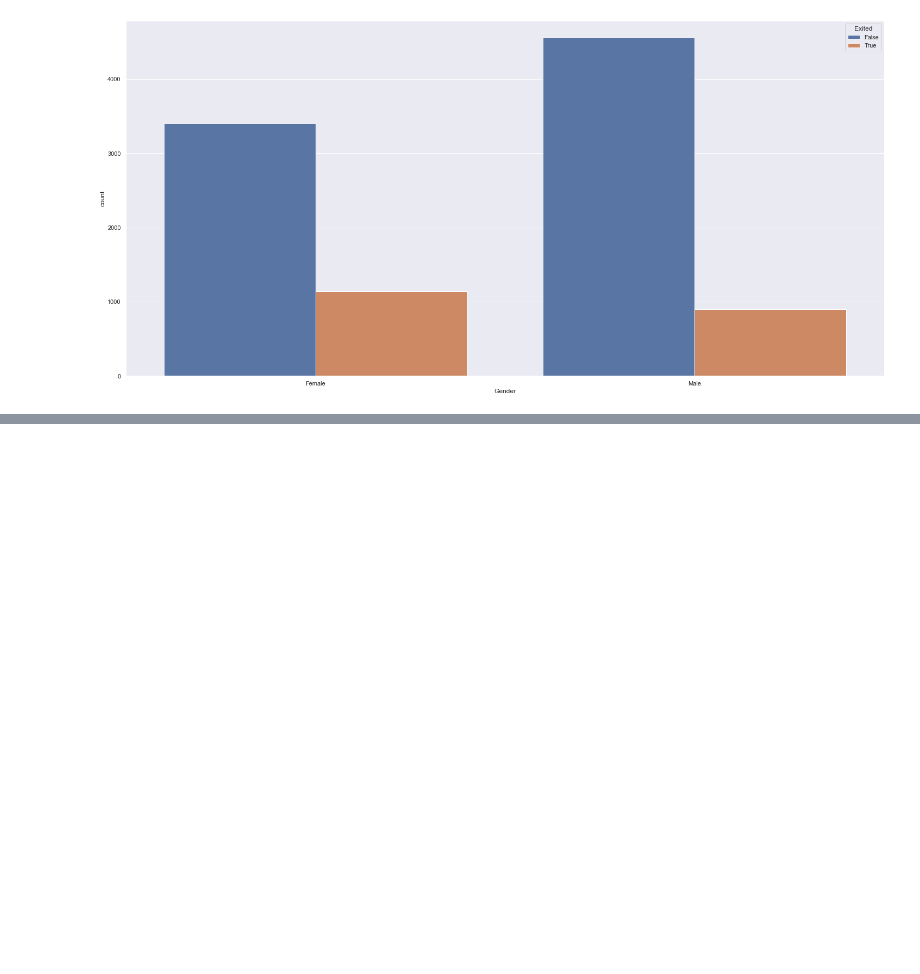
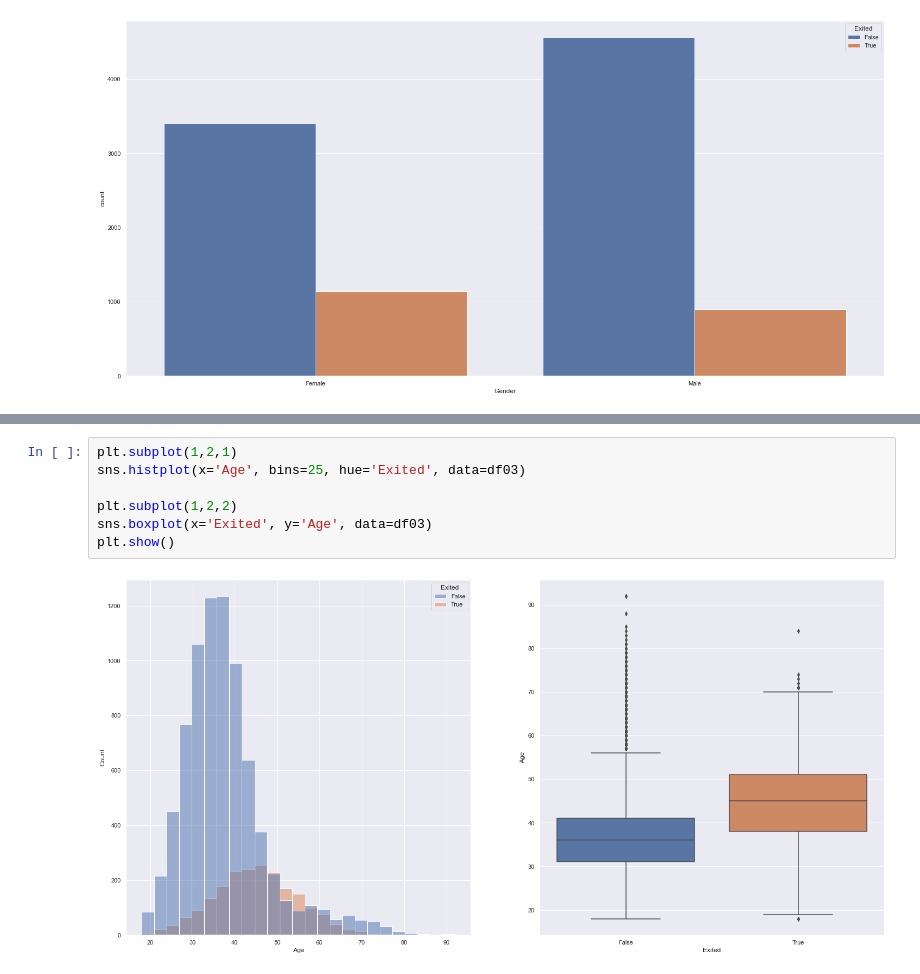
Before and after one commit to FabioCaffarello/Churn-Prediction-TopBank, a Jupyter notebook: 02-Notebooks/01-FirstCycleCRISP/03-ExploratoryDataAnalysis.ipynb, the cells around one changed output, grey strips where cells are left out. Drawn from its saved outputs; the diff is of its cells as text; blank space fills up the shorter version.

```diff
--- a/02-Notebooks/01-FirstCycleCRISP/03-ExploratoryDataAnalysis.ipynb
+++ b/02-Notebooks/01-FirstCycleCRISP/03-ExploratoryDataAnalysis.ipynb
@@ -84,0 +97,9 @@ plt.show()
+# %%
+plt.subplot(1,2,1)
+sns.histplot(x='Age', bins=25, hue='Exited', data=df03)
+
+plt.subplot(1,2,2)
+sns.boxplot(x='Exited', y='Age', data=df03)
+plt.show()
+# %% [output]
+[figure, added]
```
Also changed, not shown: parts of 7 cells of this notebook.
